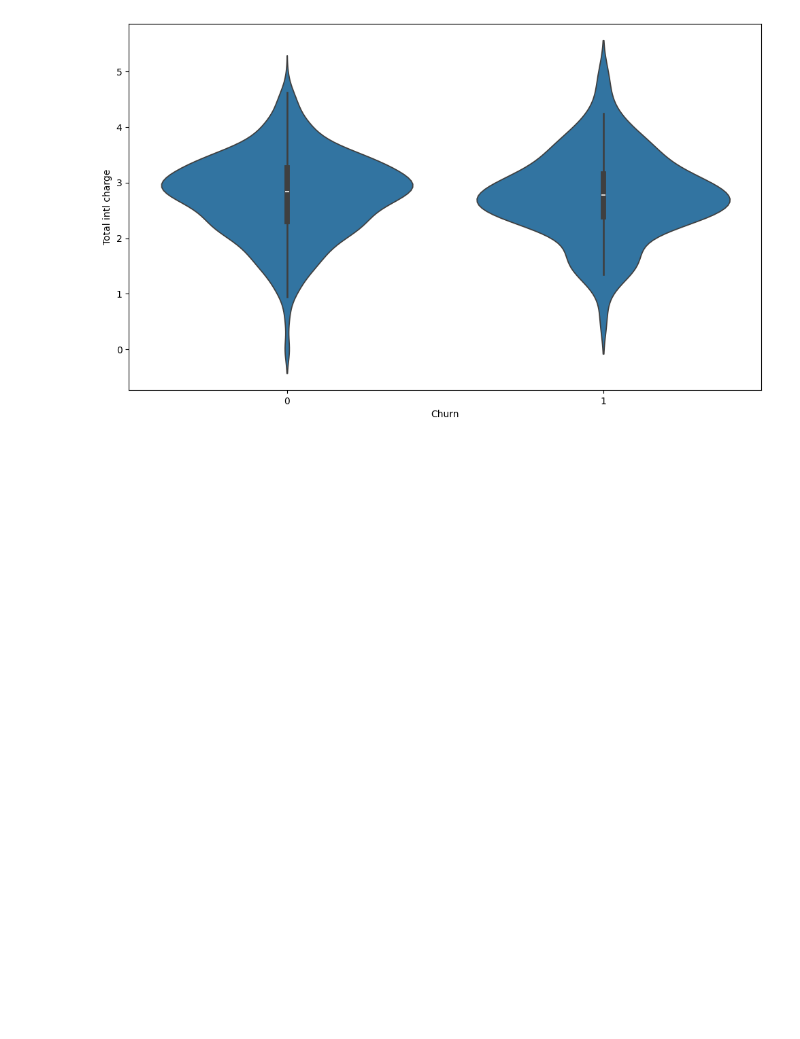
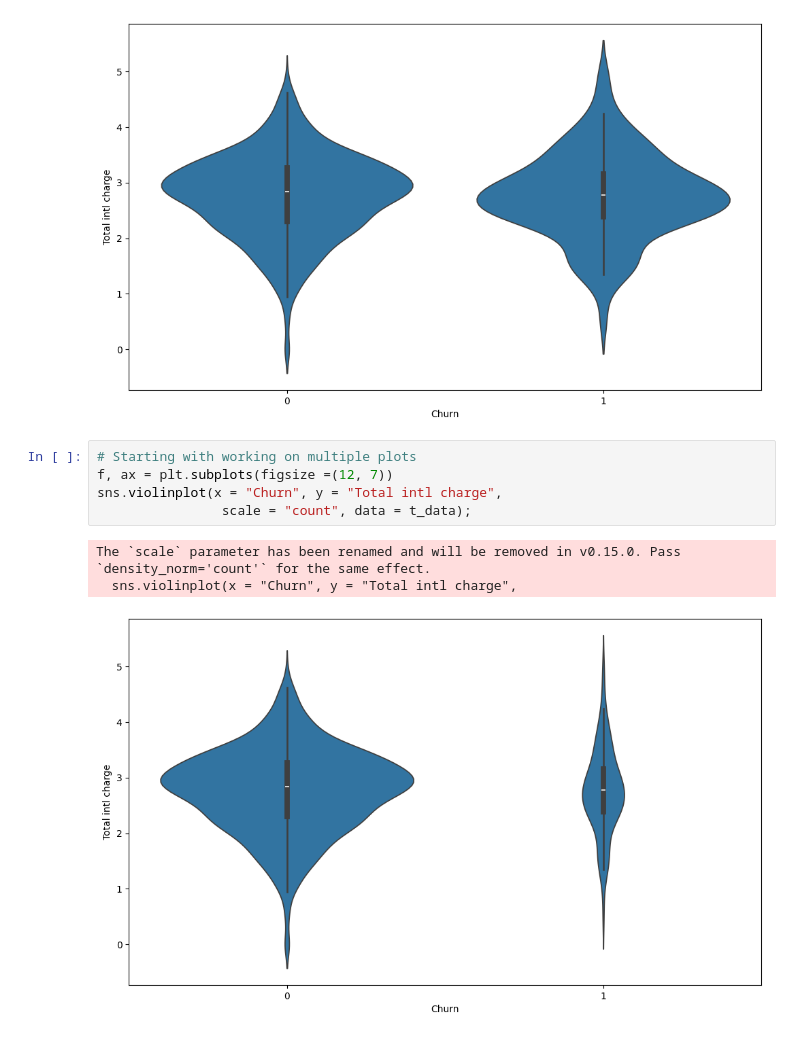
Before and after one commit to iwhite-booth21/PythonistaPractice, a Jupyter notebook: Python Statistical Plots Visualizing & Analyzing Data Using Seaborn/BoxPlots.ipynb, the cells around one changed output. Drawn from its saved outputs; the diff is of its cells as text; blank space fills up the shorter version.

```diff
--- a/Python Statistical Plots Visualizing & Analyzing Data Using Seaborn/BoxPlots.ipynb
+++ b/Python Statistical Plots Visualizing & Analyzing Data Using Seaborn/BoxPlots.ipynb
@@ -133,3 +133,12 @@ sns.violinplot(x = "Churn", y = "Total intl charge", data = t_data)
 # %% [output]
 <Axes: xlabel='Churn', ylabel='Total intl charge'>
 [figure]
+# %%
+# Starting with working on multiple plots
+f, ax = plt.subplots(figsize =(12, 7))
+sns.violinplot(x = "Churn", y = "Total intl charge",
+                scale = "count", data = t_data);
+# %% [output]
+The `scale` parameter has been renamed and will be removed in v0.15.0. Pass `density_norm='count'` for the same effect.
+  sns.violinplot(x = "Churn", y = "Total intl charge",
+[figure, added]
```
Also changed, not shown: parts of 8 cells of this notebook.
